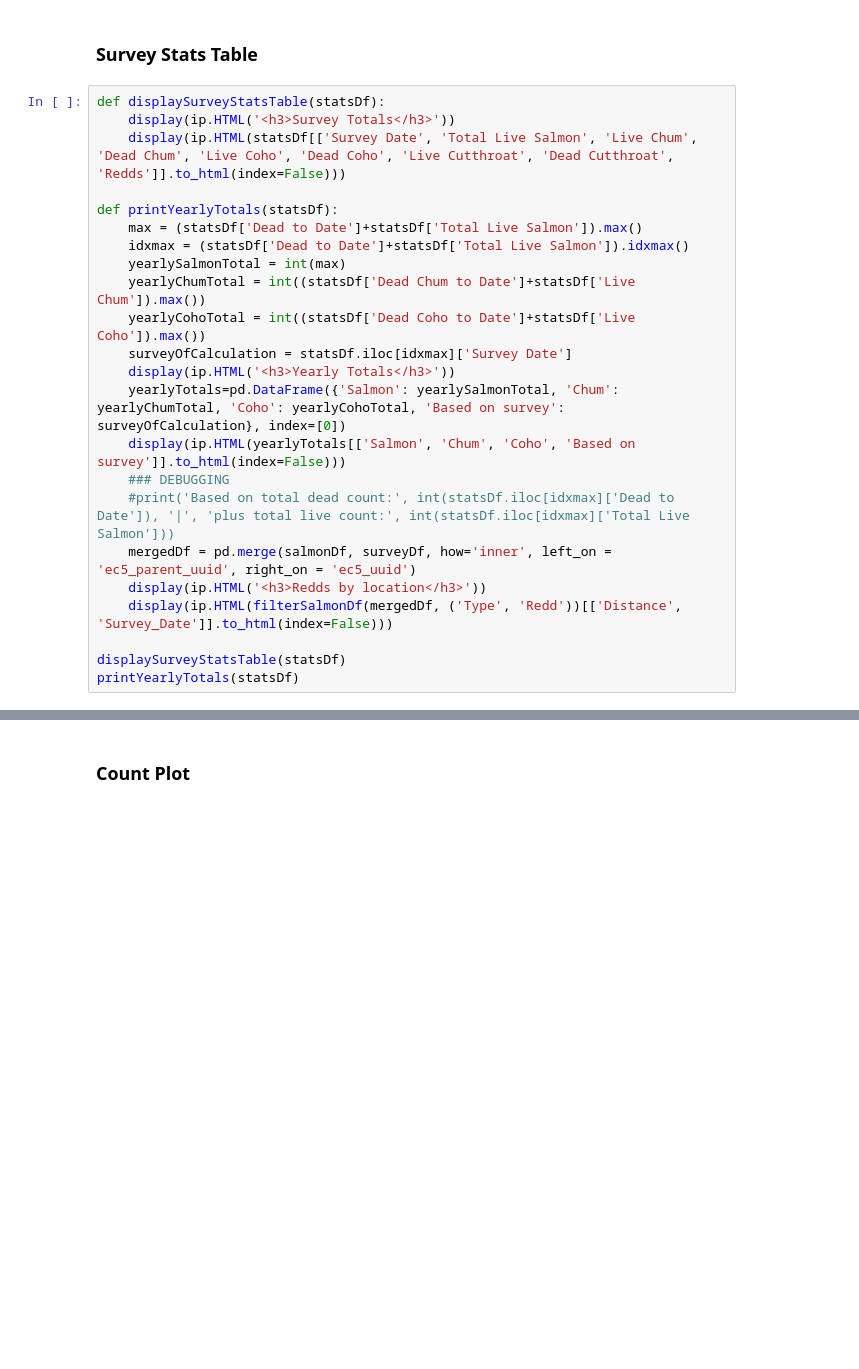
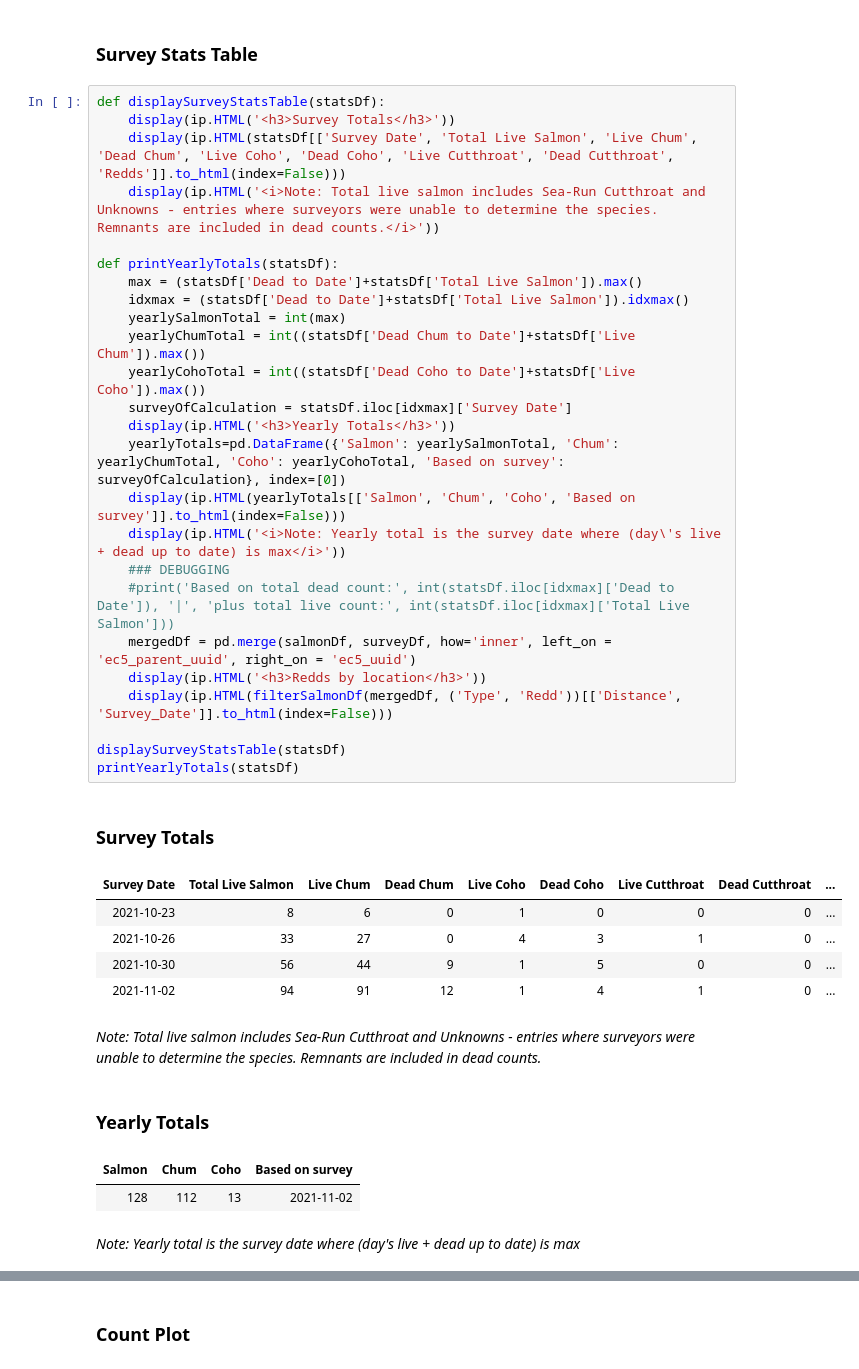
Before and after one commit to slfisco/salmonNotebook, a Jupyter notebook: salmonNotebook.ipynb, the cells around one changed output, grey strips where cells are left out. Saved outputs shown, nothing was run; the diff lists cells and outputs as text; blank space fills up the shorter version.

```diff
--- a/salmonNotebook.ipynb
+++ b/salmonNotebook.ipynb
@@ -69,23 +75,37 @@ for year in surveyDfs:
 # %%
 def displaySurveyStatsTable(statsDf):
     display(ip.HTML('<h3>Survey Totals</h3>'))
     display(ip.HTML(statsDf[['Survey Date', 'Total Live Salmon', 'Live Chum', 'Dead Chum', 'Live Coho', 'Dead Coho', 'Live Cutthroat', 'Dead Cutthroat', 'Redds']].to_html(index=False)))
+    display(ip.HTML('<i>Note: Total live salmon includes Sea-Run Cutthroat and Unknowns - entries where surveyors were unable to determine the species. Remnants are included in dead counts.</i>'))
 
 def printYearlyTotals(statsDf):
     max = (statsDf['Dead to Date']+statsDf['Total Live Salmon']).max()
     idxmax = (statsDf['Dead to Date']+statsDf['Total Live Salmon']).idxmax()
     yearlySalmonTotal = int(max)
     yearlyChumTotal = int((statsDf['Dead Chum to Date']+statsDf['Live Chum']).max())
     yearlyCohoTotal = int((statsDf['Dead Coho to Date']+statsDf['Live Coho']).max())
     surveyOfCalculation = statsDf.iloc[idxmax]['Survey Date']
     display(ip.HTML('<h3>Yearly Totals</h3>'))
     yearlyTotals=pd.DataFrame({'Salmon': yearlySalmonTotal, 'Chum': yearlyChumTotal, 'Coho': yearlyCohoTotal, 'Based on survey': surveyOfCalculation}, index=[0])
     display(ip.HTML(yearlyTotals[['Salmon', 'Chum', 'Coho', 'Based on survey']].to_html(index=False)))
+    display(ip.HTML('<i>Note: Yearly total is the survey date where (day\'s live + dead up to date) is max</i>'))
     ### DEBUGGING
     #print('Based on total dead count:', int(statsDf.iloc[idxmax]['Dead to Date']), '|', 'plus total live count:', int(statsDf.iloc[idxmax]['Total Live Salmon']))
     mergedDf = pd.merge(salmonDf, surveyDf, how='inner', left_on = 'ec5_parent_uuid', right_on = 'ec5_uuid')
     display(ip.HTML('<h3>Redds by location</h3>'))
     display(ip.HTML(filterSalmonDf(mergedDf, ('Type', 'Redd'))[['Distance', 'Survey_Date']].to_html(index=False)))
 
 displaySurveyStatsTable(statsDf)
 printYearlyTotals(statsDf)
+# %% [output]
+Survey Totals
+| Survey Date | Total Live Salmon | Live Chum | Dead Chum | Live Coho | Dead Coho | Live Cutthroat | Dead Cutthroat | ... |
+| 2021-10-23 | 8 | 6 | 0 | 1 | 0 | 0 | 0 | ... |
+| 2021-10-26 | 33 | 27 | 0 | 4 | 3 | 1 | 0 | ... |
+| 2021-10-30 | 56 | 44 | 9 | 1 | 5 | 0 | 0 | ... |
+| 2021-11-02 | 94 | 91 | 12 | 1 | 4 | 1 | 0 | ... |
+Note: Total live salmon includes Sea-Run Cutthroat and Unknowns - entries where surveyors were unable to determine the species. Remnants are included in dead counts.
+Yearly Totals
+| Salmon | Chum | Coho | Based on survey |
+| 128 | 112 | 13 | 2021-11-02 |
+Note: Yearly total is the survey date where (day's live + dead up to date) is max
```
Also changed, not shown: parts of 6 cells of this notebook.
